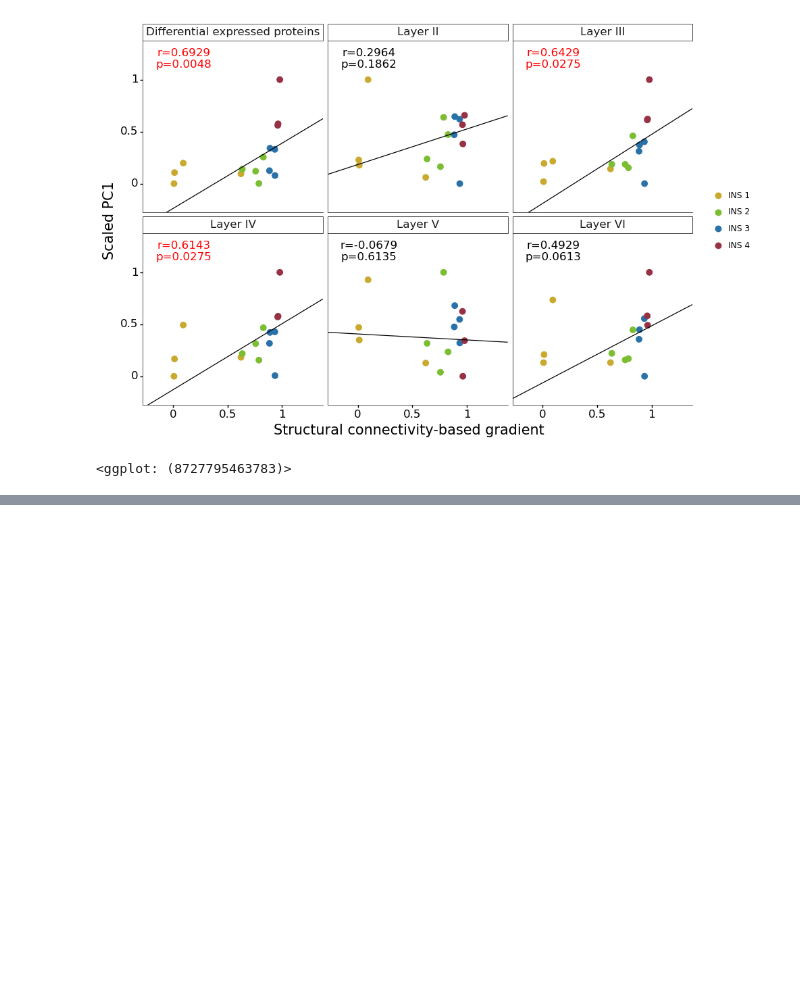
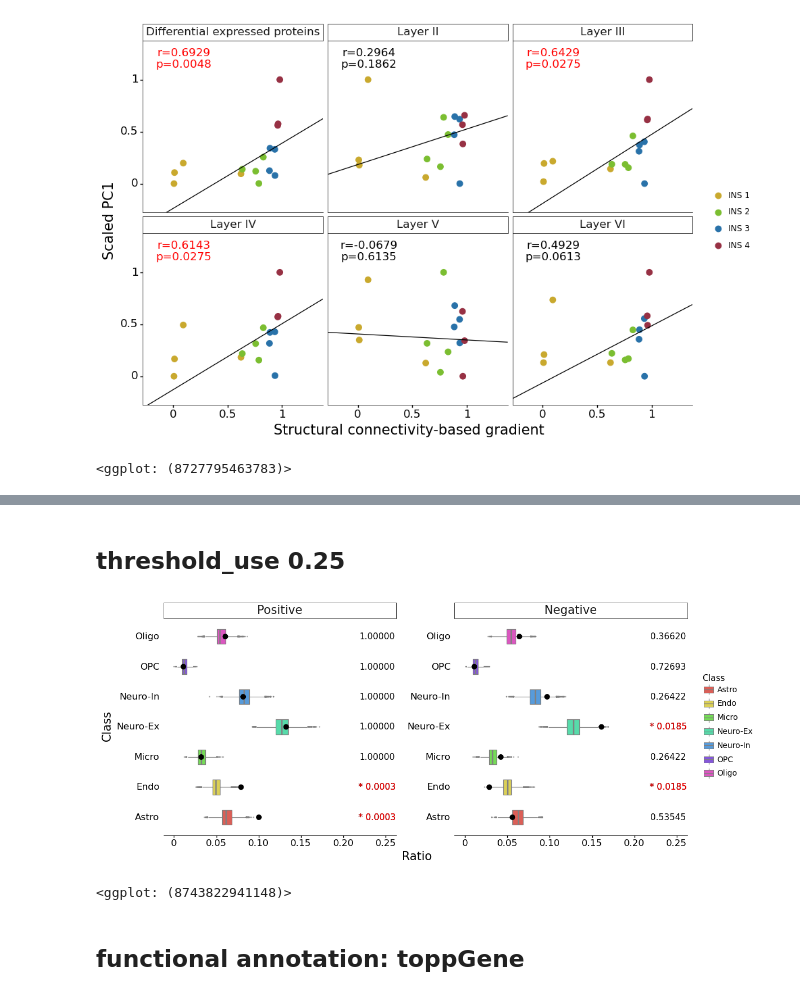
Before and after one commit to duzc-Repos/MacaqueInsulaProtomics, a Jupyter notebook: src/__figure_prepare_v1.ipynb, the cells around one changed output, grey strips where cells are left out. Saved outputs shown, nothing was run; the diff lists cells and outputs as text; code cells hidden in the pictures; blank space fills up the shorter version.

Commit message:
cell type deconvolution

```diff
--- a/src/__figure_prepare_v1.ipynb
+++ b/src/__figure_prepare_v1.ipynb
@@ -384,0 +369,17 @@ layer_plot
+# %%
+# load expression
+expr = pd.read_csv("../data/2.prodata/protomics_expr_processed.tsv", sep="\t", index_col=0)
+expr_scale = pd.DataFrame(preprocessing.scale(expr, axis=1), index=expr.index, columns=expr.columns)
+
+# load gradient
+structral_gradient = pd.read_csv("../data/0.rawdata/from_cl/insula_gredient.tsv", sep="\t", index_col=0, header=None).values[:15].flatten()
+
+# load cell type marker
+celltype_marker = pd.read_csv("../data/0.rawdata/from_papers/celltypes_PSP.csv")
+# %%
+# prepare celltype marker list
+total_genelist = pd.Series(expr_scale.index).str.split("|", expand=True)[1].unique()
+celltype_marker_mmu = celltype_marker.loc[celltype_marker['gene'].isin(total_genelist), :]
+celltype_class = celltype_marker_mmu['class'].unique()
+celltype_marker_use = {celltype : set(celltype_marker_mmu.loc[celltype_marker_mmu['class']==celltype, "gene"].unique()) for celltype in celltype_class }
+celltype_class
@@ -384,0 +450,2 @@ layer_plot
+# %% [markdown]
+## threshold_use 0.25
@@ -384,0 +478,30 @@ layer_plot
+# %%
+ctd_plot = (
+    p9.ggplot(p9.aes(x="Class", y="Ratio"), boxplot_dat)
+    + p9.geom_boxplot(p9.aes(fill="Class"), color="grey", width=0.5, outlier_size=0.1, outlier_alpha=0.5)
+    + p9.geom_point(p9.aes(x="Class", y="Ratio"), scatter_dat, color="black", size=3)
+    + p9.geom_text(p9.aes(x="Class", y="y", label="Label"), scatter_dat, color="black")
+    + p9.geom_text(p9.aes(x="Class", y="y", label="Label"), scatter_dat.iloc[[0, 1, 8, 10], :], color="red")
+    + p9.ylim(0, 0.25)
+    + p9.theme_classic()
+    + p9.theme(figure_size=(12, 5),
+               axis_line_y = p9.element_blank(),
+               axis_ticks_major_y = p9.element_blank(),
+               axis_text = p9.element_text(color="black", size=12),
+               axis_title=p9.element_text(color="black", size=15),
+               axis_line=p9.element_line(size=0.5),
+               #legend_title=p9.element_blank(),
+               legend_text=p9.element_text(color="black", size=10),
+               strip_background=p9.element_rect(size=0.5),
+               strip_text=p9.element_text(size=15),
+               subplots_adjust={"wspace":0.25})
+    + p9.coord_flip()
+    + p9.facet_wrap("~Category", ncol=2, scales="free")
+)
+#p9.ggsave(ctd_plot, "../res/use_v1/ctd_use.tiff", dpi=300, verbose=False)
+ctd_plot
+# %% [output]
+[figure, added]
+<ggplot: (8743822941148)>
+# %% [markdown]
+## functional annotation: toppGene
```
Also changed, not shown: parts of 14 cells of this notebook, 1 other file.
